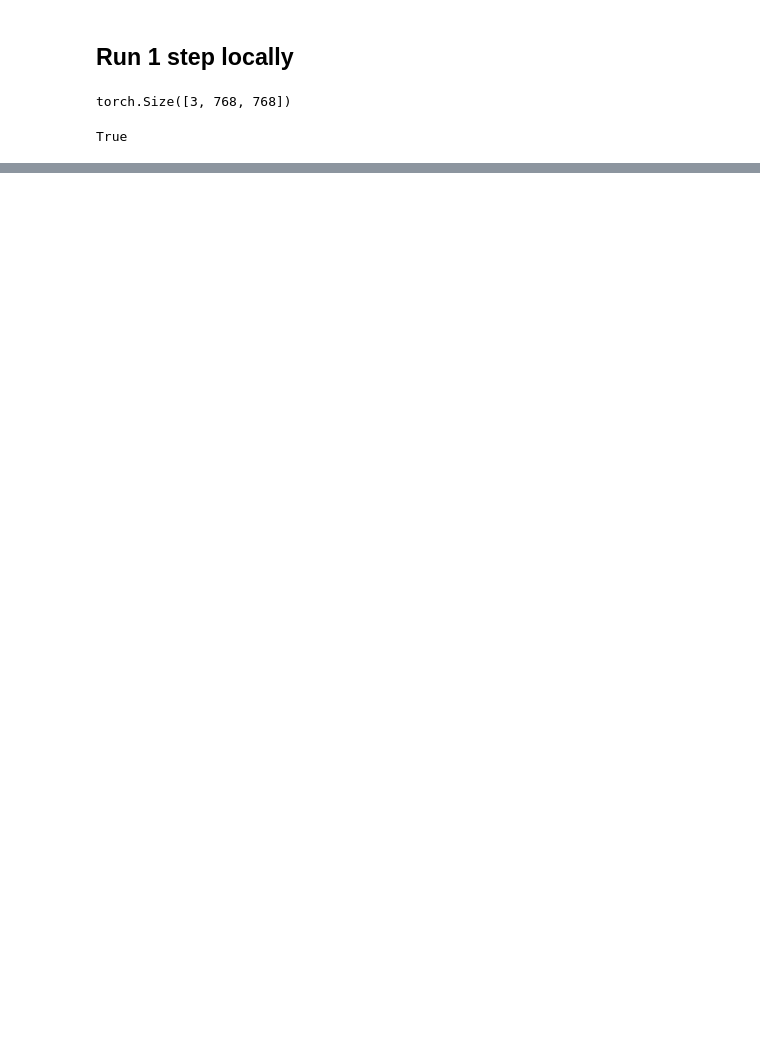
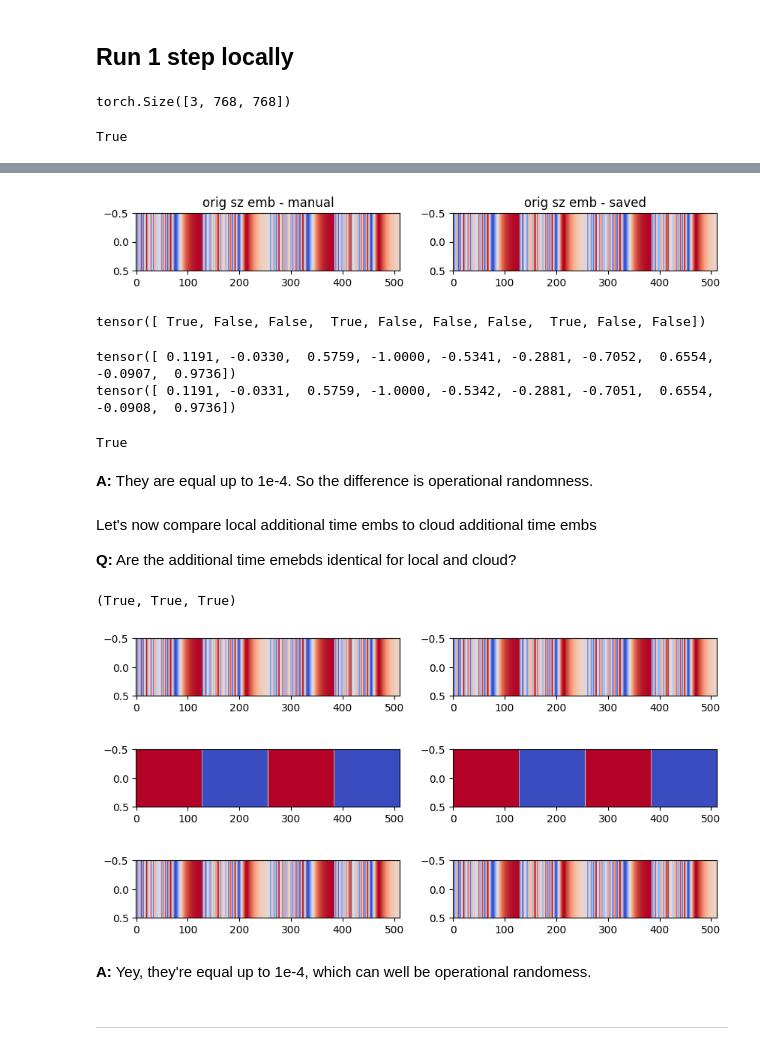
Before and after one commit to UmerHA/controlnet-xs-notes, a Jupyter notebook: Compare intermediate results -- 2.ipynb, the cells around one changed output, grey strips where cells are left out. Saved outputs shown, nothing was run; the diff lists cells and outputs as text; code cells hidden in the pictures; blank space fills up the shorter version.

```diff
--- a/Compare intermediate results -- 2.ipynb
+++ b/Compare intermediate results -- 2.ipynb
@@ -337,0 +337,4 @@ RuntimeError: Debug Log saved successfully
+# %%
+emb_l_time_embeds = torch.load('intermediate_output/temb/local/time_embeds', map_location='cpu')
+emb_l_add_embeds = torch.load('intermediate_output/temb/local/add_embeds', map_location='cpu')
+emb_l_aug_embeds = torch.load('intermediate_output/temb/local/aug_embeds', map_location='cpu')
@@ -337,0 +351,3 @@ RuntimeError: Debug Log saved successfully
+# %%
+emb_l_orig_sz,emb_l_crop,emb_l_tgt_sz = torch.split(emb_l_time_embeds[0], [512, 512, 512], dim=0)
+emb_l_orig_sz.shape, emb_l_crop.shape, emb_l_tgt_sz.shape
@@ -337,0 +381,5 @@ RuntimeError: Debug Log saved successfully
+# %%
+info = [768,768,0,0,768,768]
+info = tensor([info,info])
+
+my_time_embeds = cnxs.base_model.add_time_proj(info.flatten()).reshape((2, -1))
@@ -337,0 +402,48 @@ RuntimeError: Debug Log saved successfully
+# %%
+def visually_compare_1d(x,y,titles=None, joint=False,cmap='coolwarm'):
+    if joint:
+        plt.figure(figsize=(10, 1))
+        xy = torch.concat([x.reshape(1,-1), y.reshape(1,-1)])
+        plt.imshow(xy, cmap=cmap, aspect='auto')
+        plt.axhline(y=0.5, color='black', linewidth=1)
+
+        if titles is not None:
+            plt.text(xy.shape[1]+10, 0, titles[0], verticalalignment='center')
+            plt.text(xy.shape[1]+10, 1, titles[1], verticalalignment='center')
+
+    else:
+        plt.figure(figsize=(10, 1))
+
+        plt.subplot(1, 2, 1)
+        plt.imshow(x.reshape(1,-1), cmap=cmap, aspect='auto')
+        if titles is not None: plt.title(titles[0])
+
+        plt.subplot(1, 2, 2)
+        plt.imshow(y.reshape(1,-1), cmap=cmap, aspect='auto')
+        if titles is not None: plt.title(titles[1])
+
+    plt.show()
+# %%
+visually_compare_1d(my_time_embeds[0][:512], emb_l_orig_sz, ('orig sz emb - manual','orig sz emb - saved'))
+# %% [output]
+[figure, added]
+# %%
+my_time_embeds[0][:512][:10]==emb_l_orig_sz[:10]
+# %% [output]
+tensor([ True, False, False,  True, False, False, False,  True, False, False])
+# %%
+print(my_time_embeds[0][:512][:10])
+print(emb_l_orig_sz[:10])
+# %% [output]
+tensor([ 0.1191, -0.0330,  0.5759, -1.0000, -0.5341, -0.2881, -0.7052,  0.6554, -0.0907,  0.9736])
+tensor([ 0.1191, -0.0331,  0.5759, -1.0000, -0.5342, -0.2881, -0.7051,  0.6554, -0.0908,  0.9736])
+# %%
+allclose(my_time_embeds[0][:512], emb_l_orig_sz, atol=1e-4)
+# %% [output]
+True
+# %% [markdown]
+**A:** They are equal up to 1e-4. So the difference is operational randomness.
+# %% [markdown]
+Let's now compare local additional time embs to cloud additional time embs
+
+**Q:** Are the additional time emebds identical for local and cloud?
@@ -337,0 +452,20 @@ RuntimeError: Debug Log saved successfully
+# %%
+equal(emb_l_orig_sz, emb_c_orig_sz[0]), equal(emb_l_crop, emb_c_crop[0]), equal(emb_l_tgt_sz, emb_c_tgt_sz[0])
+# %% [output]
+(True, True, True)
+# %%
+visually_compare_1d(emb_l_orig_sz, emb_c_orig_sz[0])
+# %% [output]
+[figure, added]
+# %%
+visually_compare_1d(emb_l_crop, emb_c_crop[0])
+# %% [output]
+[figure, added]
+# %%
+visually_compare_1d(emb_l_tgt_sz, emb_c_tgt_sz[0])
+# %% [output]
+[figure, added]
+# %% [markdown]
+**A:** Yey, they're equal up to 1e-4, which can well be operational randomess.
+# %% [markdown]
+___
```
Also changed, not shown: parts of 82 cells of this notebook, 14 other files.
